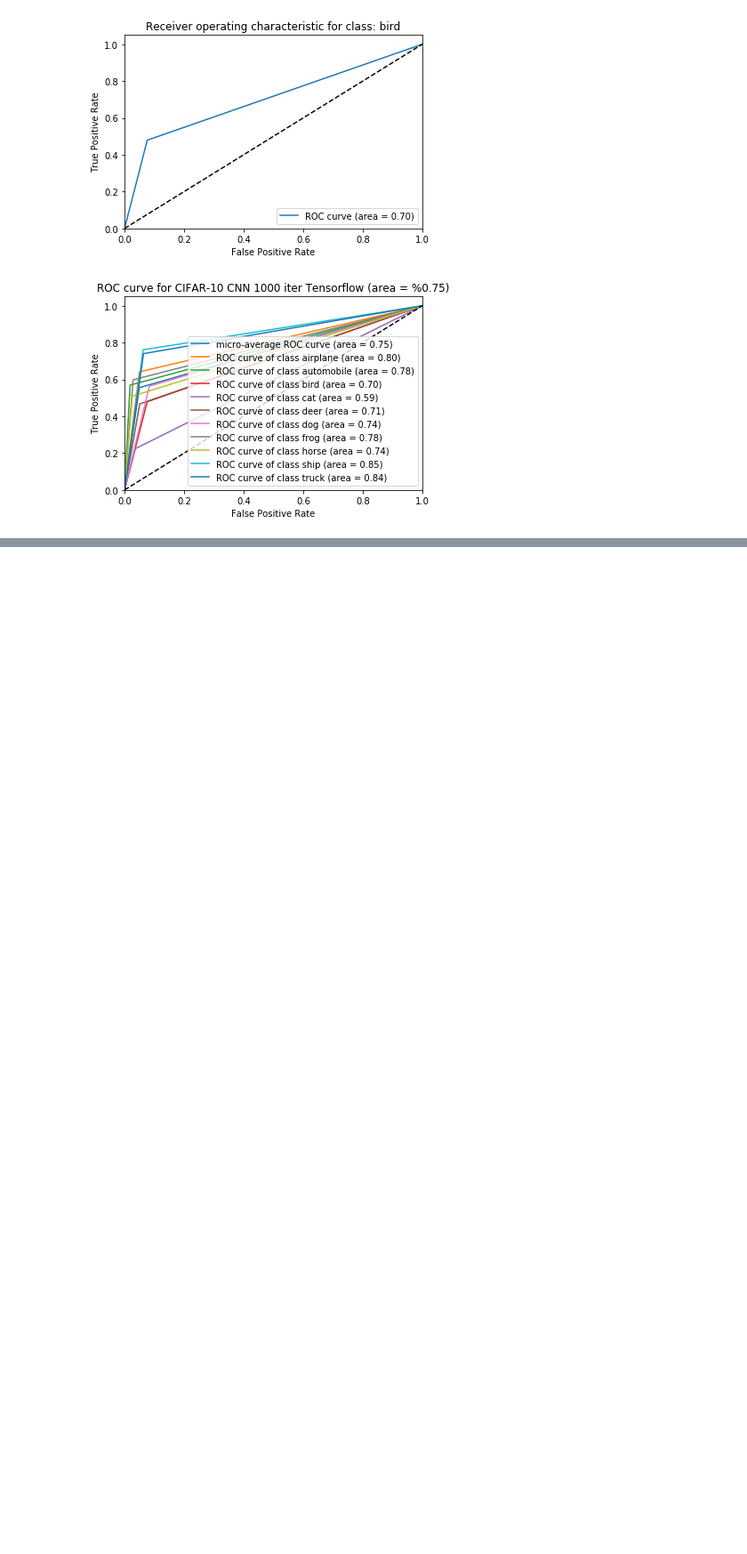
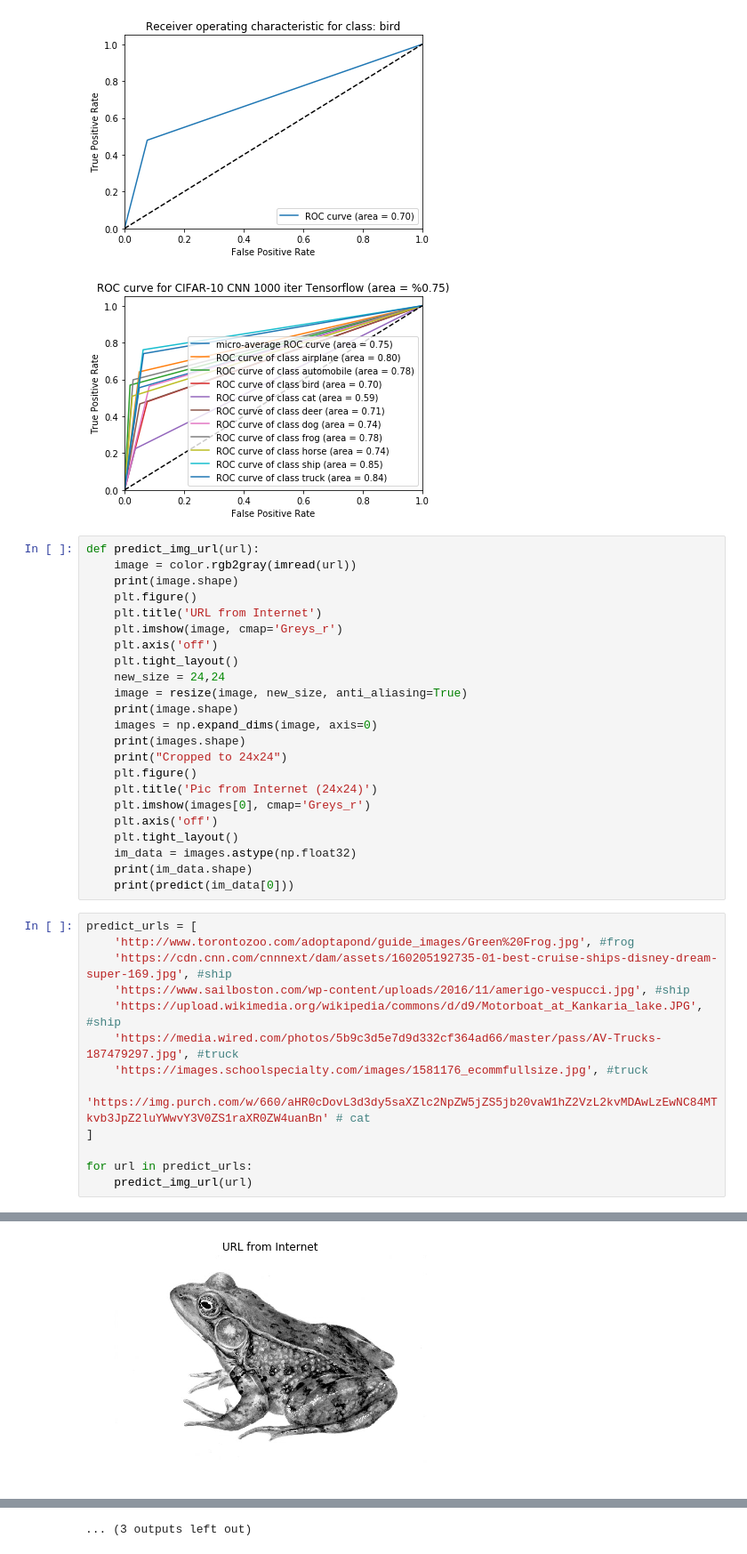
Before and after one commit to chrismattmann/MLwithTensorFlow2ed, a Jupyter notebook: Listing 9.11 - 9.16.ipynb, the cells around one changed output, grey strips where cells are left out. Shown at 89% size. Cells and saved outputs as stored; diff of their text form; blank space fills up the shorter version.

Commit message:
Add predictions function and test out in the wild.

```diff
--- a/Listing 9.11 - 9.16.ipynb
+++ b/Listing 9.11 - 9.16.ipynb
@@ -340,3 +343,40 @@ plt.show()
 # %% [output]
 [figure]
 [figure]
+# %%
+def predict_img_url(url):
+    image = color.rgb2gray(imread(url))
+    print(image.shape)
+    plt.figure()
+    plt.title('URL from Internet')
+    plt.imshow(image, cmap='Greys_r')
+    plt.axis('off')
+    plt.tight_layout()
+    new_size = 24,24
+    image = resize(image, new_size, anti_aliasing=True)
+    print(image.shape)
+    images = np.expand_dims(image, axis=0)
+    print(images.shape)
+    print("Cropped to 24x24")
+    plt.figure()
+    plt.title('Pic from Internet (24x24)')
+    plt.imshow(images[0], cmap='Greys_r')
+    plt.axis('off')
+    plt.tight_layout()
+    im_data = images.astype(np.float32)
+    print(im_data.shape)
+    print(predict(im_data[0]))
+# %%
+predict_urls = [
+    'http://www.torontozoo.com/adoptapond/guide_images/Green%20Frog.jpg', #frog
+    'https://cdn.cnn.com/cnnnext/dam/assets/160205192735-01-best-cruise-ships-disney-dream-super-169.jpg', #ship
+    'https://www.sailboston.com/wp-content/uploads/2016/11/amerigo-vespucci.jpg', #ship
+    'https://upload.wikimedia.org/wikipedia/commons/d/d9/Motorboat_at_Kankaria_lake.JPG', #ship
+    'https://media.wired.com/photos/5b9c3d5e7d9d332cf364ad66/master/pass/AV-Trucks-187479297.jpg', #truck
+    'https://images.schoolspecialty.com/images/1581176_ecommfullsize.jpg', #truck
+    'https://img.purch.com/w/660/aHR0cDovL3d3dy5saXZlc2NpZW5jZS5jb20vaW1hZ2VzL2kvMDAwLzEwNC84MTkvb3JpZ2luYWwvY3V0ZS1raXR0ZW4uanBn' # cat
+]
+
+for url in predict_urls:
+    predict_img_url(url)
+# %% [output]
@@ -342,0 +400 @@ plt.show()
+[figure, added]
@@ -342,0 +411 @@ plt.show()
+... (3 outputs left out)
```
Also changed, not shown: parts of 3 cells of this notebook.
